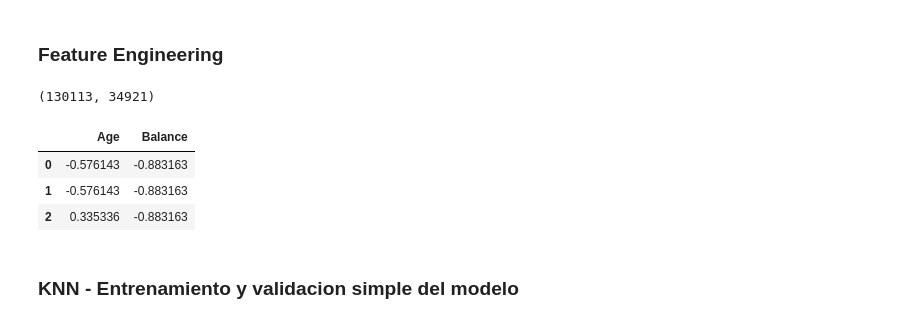
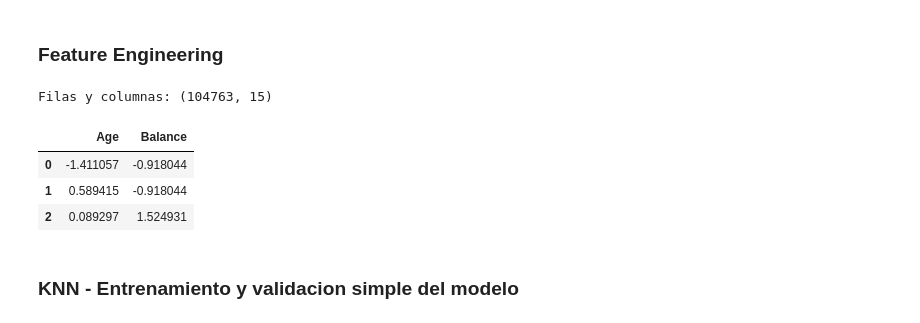
Before and after one commit to arielRas/KaggleCompetition-Coder52295, a Jupyter notebook: Model.ipynb, the cells around one changed output. Cells and saved outputs as stored; diff of their text form; code cells hidden in the pictures.

```diff
--- a/Model.ipynb
+++ b/Model.ipynb
@@ -17,28 +14,40 @@ df.head(3)
 ## Modelado
 # %% [markdown]
 ### Feature Engineering
-# %%
-df.loc[df.Exited == 0].shape[0], df.loc[df.Exited == 1].shape[0]
-# %% [output]
-(130113, 34921)
+# %%
+#NUMERO DE OBSERVACIONES QUE SE FUEROND EL BANCO
+n_exited = df.loc[df.Exited == 1].shape[0]
+
+#DATAFRAME COMPLEMENTARIO CON MUESTRAS DE AQUELLAS QUE NO
+df_sample = df.loc[df.Exited == 0].sample(n=n_exited*2, random_state=15)
+
+#UNION DE REGISTROS
+df_sample = pd.concat([df_sample,
+                       df.loc[df.Exited == 1]],
+                       axis=0)
+
+df_sample = df_sample.reset_index(drop=True)
+print(f'Filas y columnas: {df_sample.shape}')
+# %% [output]
+Filas y columnas: (104763, 15)
 # %%
 #NORMALIZACION
 from sklearn.preprocessing import StandardScaler
 
 #LISTA DE VARIABLES A NORMALIZAR
 vars = ['Age','Balance']#'CreditScore',
 
 #INSTANCIA DEL MODELO Y TRANSOFRMACION
-std_vars = StandardScaler().fit_transform(df[vars])
+std_vars = StandardScaler().fit_transform(df_sample[vars])
 
 #SE CREA DATAFRAME COMPLEMETARIO
 std_vars = pd.DataFrame(std_vars, columns=vars)
 std_vars.head(3)
 # %% [output]
 |  | Age | Balance |
-| 0 | -0.576143 | -0.883163 |
-| 1 | -0.576143 | -0.883163 |
-| 2 | 0.335336 | -0.883163 |
+| 0 | -1.411057 | -0.918044 |
+| 1 | 0.589415 | -0.918044 |
+| 2 | 0.089297 | 1.524931 |
 # %%
 #SELECCION DE VARIABLES
 #vars = ['NumOfProducts','HasCrCard','IsActiveMember','geo_cod']
```
Also changed, not shown: parts of 21 cells of this notebook.
